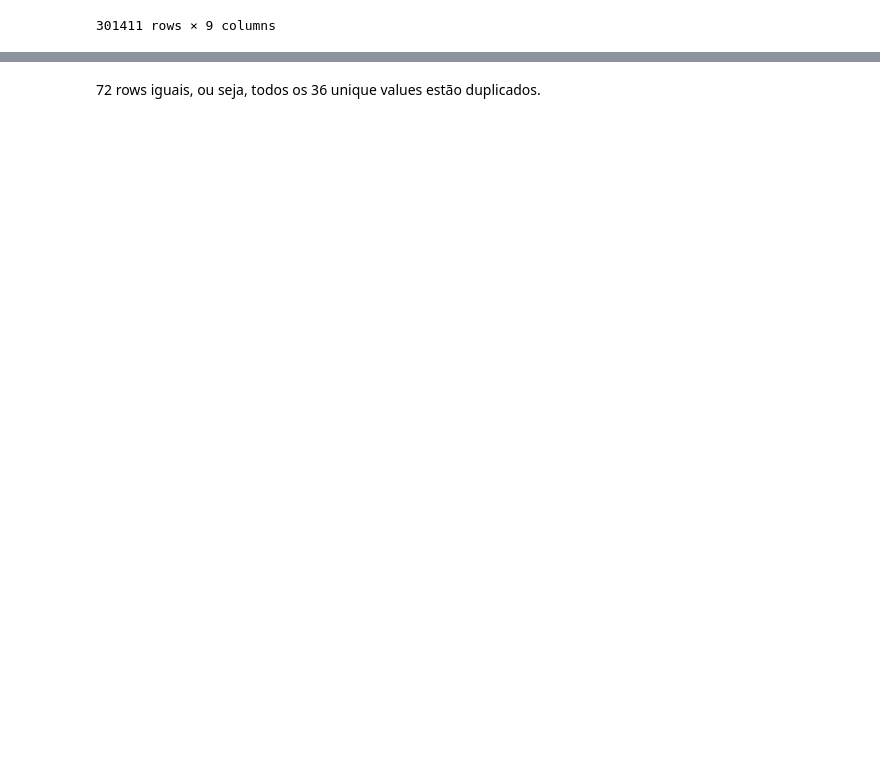
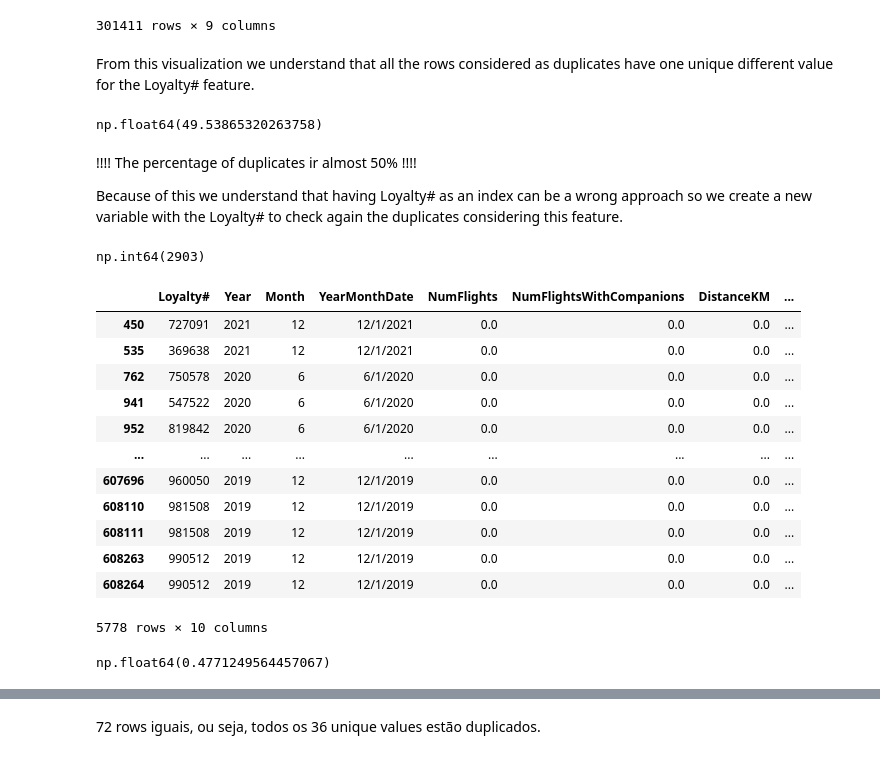
Before and after one commit to lourenco500/Data-Mining-Project, a Jupyter notebook: Deliverable_1.ipynb, the cells around one changed output, grey strips where cells are left out. Drawn from its saved outputs; the diff is of its cells as text; code cells hidden in the pictures; blank space fills up the shorter version.

```diff
--- a/Deliverable_1.ipynb
+++ b/Deliverable_1.ipynb
@@ -463,3 +233,39 @@ flightsDB[flightsDB.duplicated()]
 | 999982 | 2019 | 12 | 12/1/2019 | 0.0 | 0.0 | 0.0 | 0.0 | ... |
 | 999986 | 2019 | 12 | 12/1/2019 | 0.0 | 0.0 | 0.0 | 0.0 | ... |
 301411 rows × 9 columns
+# %% [markdown]
+From this visualization we understand that all the rows considered as duplicates have one unique different value for the Loyalty# feature.
+# %%
+#check the percentage of duplicates in our DataFrame
+flightsDB.duplicated().sum() / len(flightsDB) * 100
+# %% [output]
+np.float64(49.53865320263758)
+# %% [markdown]
+!!!!    The percentage of duplicates ir almost 50%    !!!!
+
+Because of this we understand that having Loyalty# as an index can be a wrong approach so we create a new variable with the Loyalty# to check again the duplicates considering this feature.
+# %%
+flightsDB_with_lyt = pd.read_csv('DM_AIAI_FlightsDB.csv', sep = ",")
+flightsDB_with_lyt.duplicated().sum()
+# %% [output]
+np.int64(2903)
+# %%
+flightsDB_with_lyt[flightsDB_with_lyt.duplicated(keep=False)]
+# %% [output]
+|  | Loyalty# | Year | Month | YearMonthDate | NumFlights | NumFlightsWithCompanions | DistanceKM | ... |
+| 450 | 727091 | 2021 | 12 | 12/1/2021 | 0.0 | 0.0 | 0.0 | ... |
+| 535 | 369638 | 2021 | 12 | 12/1/2021 | 0.0 | 0.0 | 0.0 | ... |
+| 762 | 750578 | 2020 | 6 | 6/1/2020 | 0.0 | 0.0 | 0.0 | ... |
+| 941 | 547522 | 2020 | 6 | 6/1/2020 | 0.0 | 0.0 | 0.0 | ... |
+| 952 | 819842 | 2020 | 6 | 6/1/2020 | 0.0 | 0.0 | 0.0 | ... |
+| ... | ... | ... | ... | ... | ... | ... | ... | ... |
+| 607696 | 960050 | 2019 | 12 | 12/1/2019 | 0.0 | 0.0 | 0.0 | ... |
+| 608110 | 981508 | 2019 | 12 | 12/1/2019 | 0.0 | 0.0 | 0.0 | ... |
+| 608111 | 981508 | 2019 | 12 | 12/1/2019 | 0.0 | 0.0 | 0.0 | ... |
+| 608263 | 990512 | 2019 | 12 | 12/1/2019 | 0.0 | 0.0 | 0.0 | ... |
+| 608264 | 990512 | 2019 | 12 | 12/1/2019 | 0.0 | 0.0 | 0.0 | ... |
+5778 rows × 10 columns
+# %%
+flightsDB_with_lyt.duplicated().sum() / len(flightsDB_sem_indice) * 100
+# %% [output]
+np.float64(0.4771249564457067)
```
Also changed, not shown: parts of 80 cells of this notebook.
